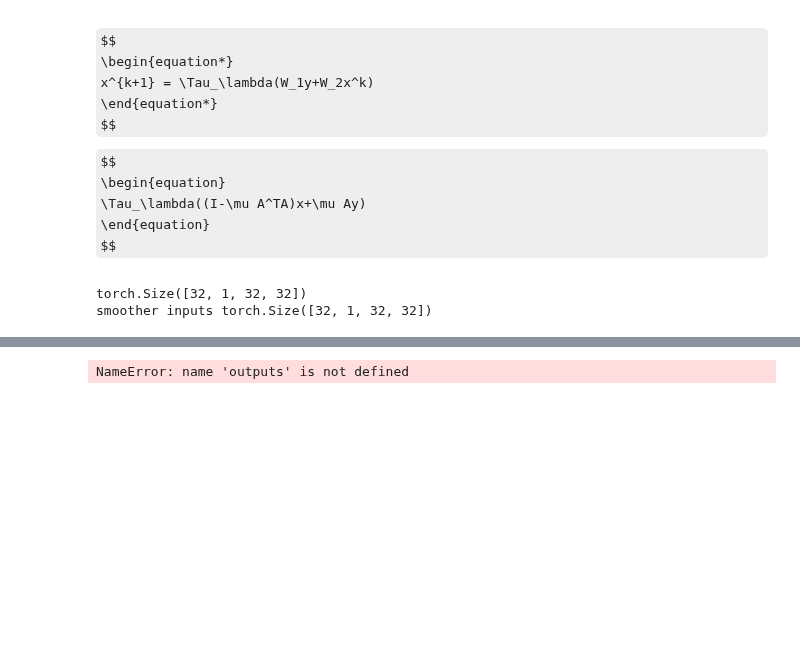
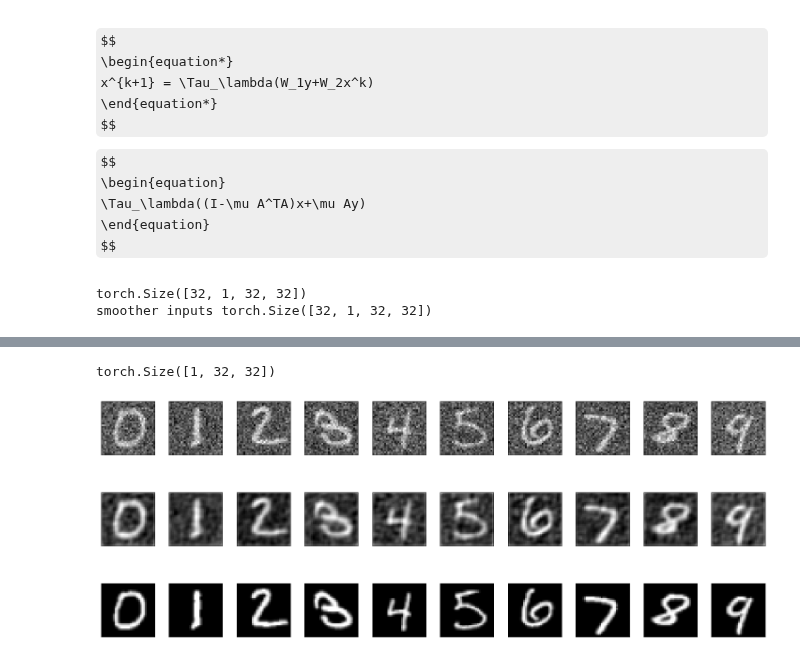
Before and after one commit to Lynch1206/5LSL0_HW, a Jupyter notebook: Assignment4/Code - for students/Week1_ex2.ipynb, the cells around one changed output, grey strips where cells are left out. Drawn from its saved outputs; the diff is of its cells as text; code cells hidden in the pictures; some formulas as TeX source; blank space fills up the shorter version.

```diff
--- a/Assignment4/Code - for students/Week1_ex2.ipynb
+++ b/Assignment4/Code - for students/Week1_ex2.ipynb
@@ -97,7 +97,7 @@ class Fast_MRI(Dataset):
 
         return kspace, M, gt
 
-PATH = os.path.join(os.getcwd(),'Fast_MRI_Knee')
-print(PATH)
+# PATH = os.path.join(os.getcwd(),'Fast_MRI_Knee')
+# print(PATH)
 
-train_loader, test_loader = Fast_MRI_dataloader.create_dataloaders(PATH, batch_size)
+# train_loader, test_loader = Fast_MRI_dataloader.create_dataloaders(PATH, batch_size)
@@ -251,29 +249,44 @@ output_notebook()
 [interactive output not drawn]
 Loading BokehJS ...
 [interactive output not drawn]
+# %%
+# torch.save(model, 'model_ex2.pth')
+reconses = dict()
+reconses[0]=model(x_noisy_example[0,:,:,:])
+reconses[0].size().reshap
+# %% [output]
+torch.Size([1, 32, 32])
 # %%
+# use these 10 examples as representations for all digits
+# x_clean_example = x_clean[0:10,:,:,:]
+# x_noisy_example = x_noisy[0:10,:,:,:]
+# labels_example = outputs[0:10]
+
+
 import matplotlib.pyplot as plt
 outputs.size()
-
+reconses = dict()
 fig = plt.figure(figsize=(20,10))
 for i in range(10):
+    reconses[i] = model(x_noisy_example[i,:,:,:])
+    plottable_image = reconses[i].reshape([32,32])
     ax1 = fig.add_subplot(3, 10, i+1)
-    ax1.imshow(x_noisy[i,0,:,:],cmap='gray')
+    ax1.imshow(x_noisy_example[i,0,:,:],cmap='gray')
     plt.yticks([])
     plt.xticks([])
     plt.tight_layout()
 
     # plottable_image = outputs[i,0,:,:]
     ax = fig.add_subplot(3, 10, i+11)
-    ax.imshow(outputs[i,0,:,:].detach().numpy(),cmap='gray')
+    ax.imshow(plottable_image.detach().numpy(),cmap='gray')
     plt.tight_layout()
     plt.yticks([])
     plt.xticks([])
     ax2 = fig.add_subplot(3, 10, i+21)
-    ax2.imshow(x_clean[i,0,:,:],cmap='gray')
+    ax2.imshow(x_clean_example[i,0,:,:],cmap='gray')
     plt.tight_layout()
     plt.yticks([])
     plt.xticks([])
 Image_path = os.path.join(os.getcwd(),'Image')
 # %% [output]
-NameError: name 'outputs' is not defined
+[figure, added]
```
Also changed, not shown: parts of 2 cells of this notebook.
